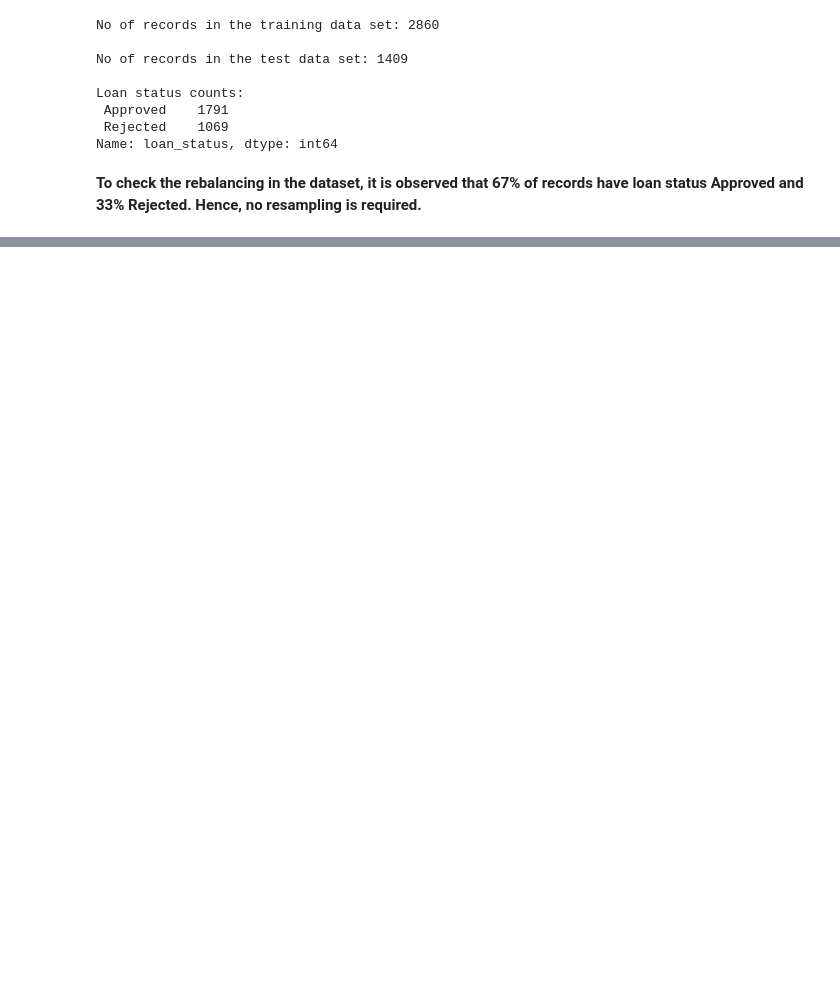
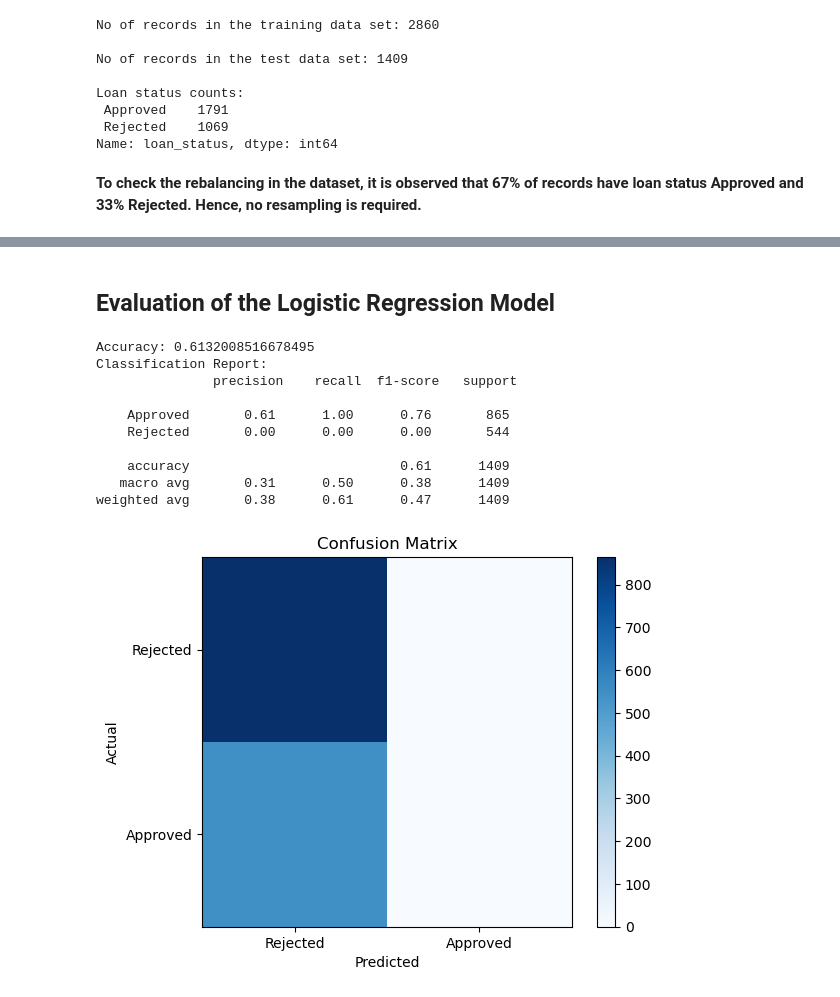
Before and after one commit to landonpadg/Team-3-Loan-Predictions, a Jupyter notebook: LoanApprovalPrediction_FinalProject.ipynb, the cells around one changed output, grey strips where cells are left out. Saved outputs shown, nothing was run; the diff lists cells and outputs as text; code cells hidden in the pictures; blank space fills up the shorter version.

```diff
--- a/LoanApprovalPrediction_FinalProject.ipynb
+++ b/LoanApprovalPrediction_FinalProject.ipynb
@@ -367,0 +458,47 @@ Name: loan_status, dtype: int64
+# %% [markdown]
+## Evaluation of the Logistic Regression Model
+# %%
+loan_train, loan_test = train_test_split(loan, test_size=0.33, random_state=7)
+
+loan_train = pd.get_dummies(loan_train, columns=['education'], drop_first=True)
+loan_test = pd.get_dummies(loan_test, columns=['education'], drop_first=True)
+
+X_train = loan_train.drop(['loan_status'], axis=1)
+y_train = loan_train['loan_status']
+
+X_test = loan_test.drop(['loan_status'], axis=1)
+y_test = loan_test['loan_status']
+
+model = LogisticRegression(solver='saga', max_iter=100, random_state=7)
+
+model.fit(X_train, y_train)
+
+y_pred = model.predict(X_test)
+
+#accuracy is plotted
+accuracy = accuracy_score(y_test, y_pred)
+print("Accuracy:", accuracy)
+
+print("Classification Report:\n", classification_report(y_test, y_pred))
+
+conf_matrix = confusion_matrix(y_test, y_pred)
+plt.imshow(conf_matrix, cmap=plt.cm.Blues, interpolation='nearest')
+plt.title("Confusion Matrix")
+plt.colorbar()
+plt.xticks([0, 1], ['Rejected', 'Approved'])
+plt.yticks([0, 1], ['Rejected', 'Approved'])
+plt.xlabel("Predicted")
+plt.ylabel("Actual")
+plt.show()
+# %% [output]
+Accuracy: 0.6132008516678495
+Classification Report:
+               precision    recall  f1-score   support
+
+    Approved       0.61      1.00      0.76       865
+    Rejected       0.00      0.00      0.00       544
+
+    accuracy                           0.61      1409
+   macro avg       0.31      0.50      0.38      1409
+weighted avg       0.38      0.61      0.47      1409
+[figure, added]
```
Also changed, not shown: parts of 24 cells of this notebook.
